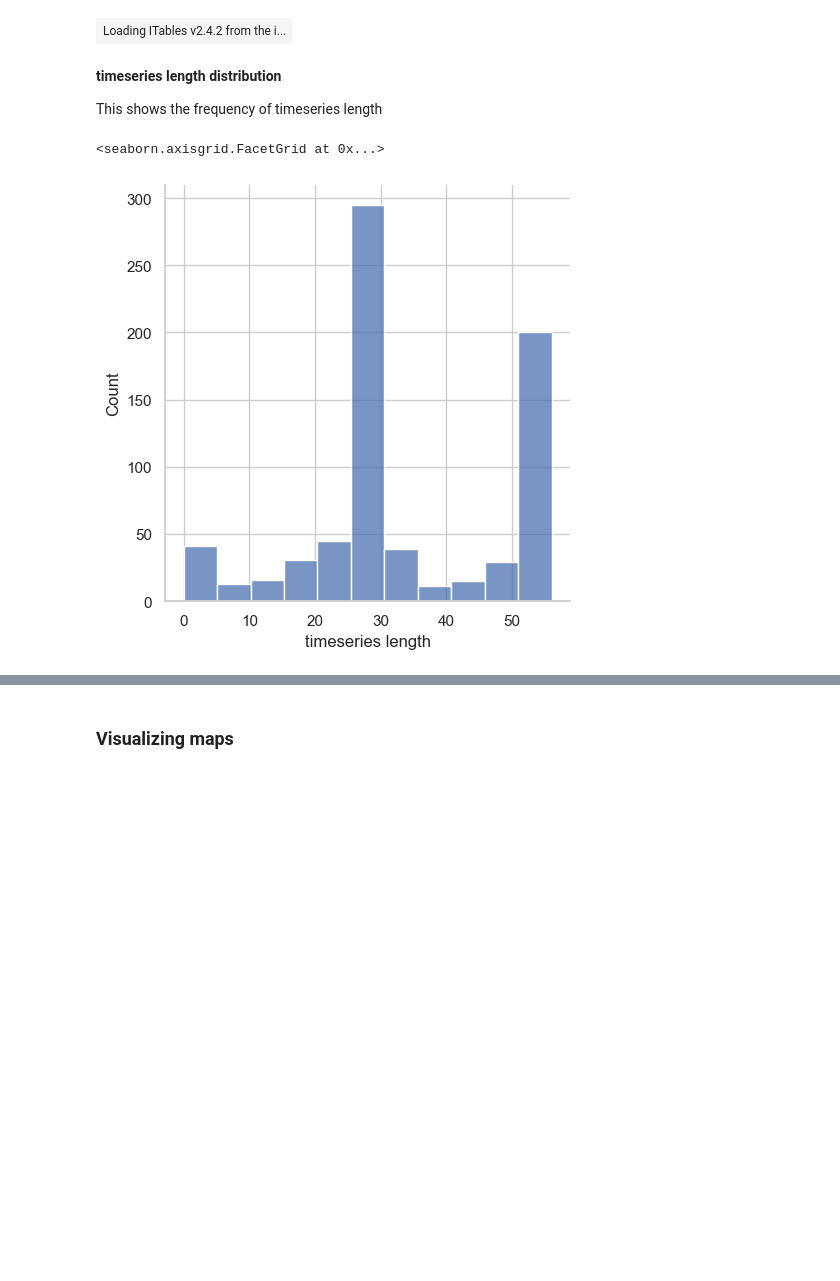
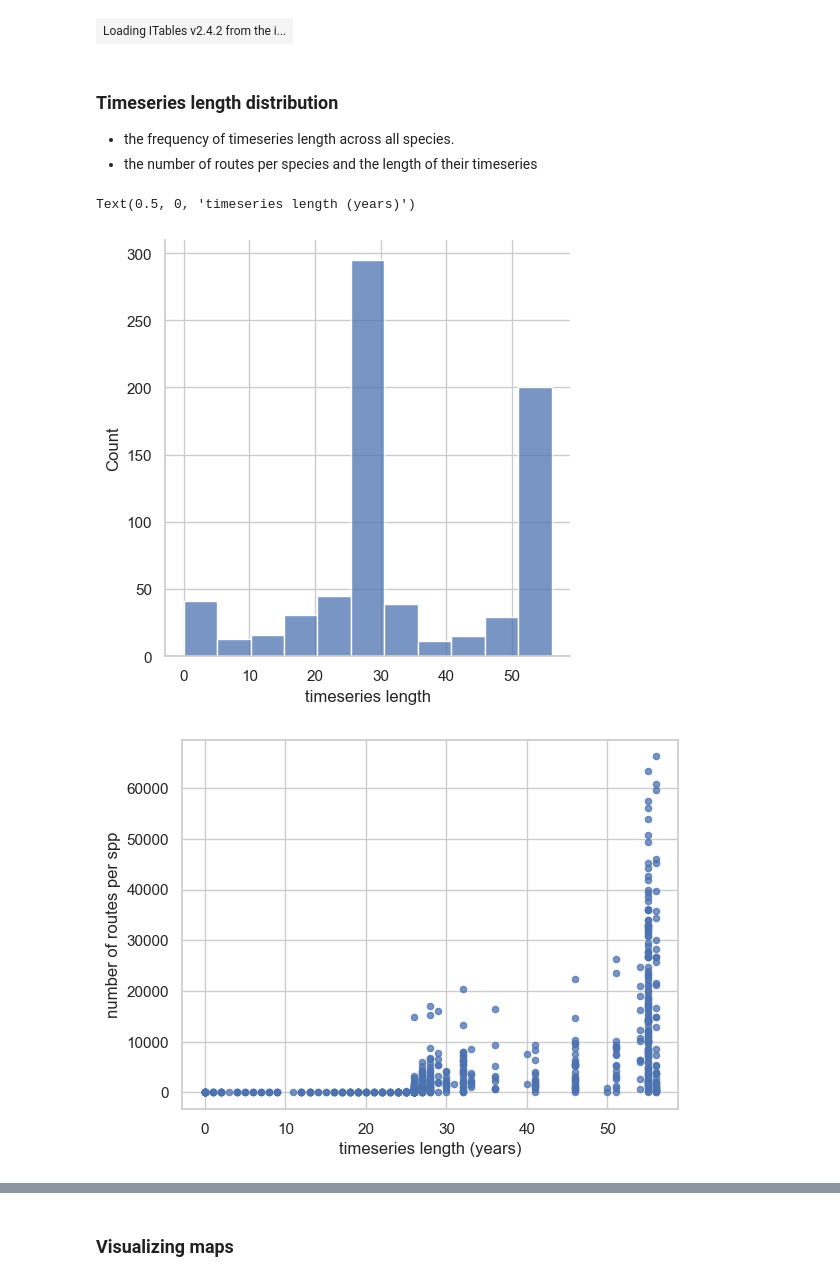
Before and after one commit to horaciosamaniego/bbs, a Jupyter notebook: ts_processing.ipynb, the cells around one changed output, grey strips where cells are left out. Drawn from its saved outputs; the diff is of its cells as text; code cells hidden in the pictures; blank space fills up the shorter version.

```diff
--- a/ts_processing.ipynb
+++ b/ts_processing.ipynb
@@ -155,11 +155,16 @@ display(spp_summary.sort_values(by='n_rutas',ascending=False))
 # %% [output]
 | Loading ITables v2.4.2 from the i... |
 # %% [markdown]
-**timeseries length distribution**
+### Timeseries length distribution
 
-This shows the frequency of timeseries length
+- the frequency of timeseries length across all species.
+- the number of routes per species and the length of their timeseries
 # %%
 sns.displot(spp_summary['timeseries length'])
+spp_summary.plot.scatter('timeseries length','n_rutas',alpha=.75)
+plt.ylabel('number of routes per spp')
+plt.xlabel('timeseries length (years)')
 # %% [output]
-<seaborn.axisgrid.FacetGrid at 0x...>
+Text(0.5, 0, 'timeseries length (years)')
 [figure]
+[figure, added]
```
Also changed, not shown: parts of 8 cells of this notebook.
